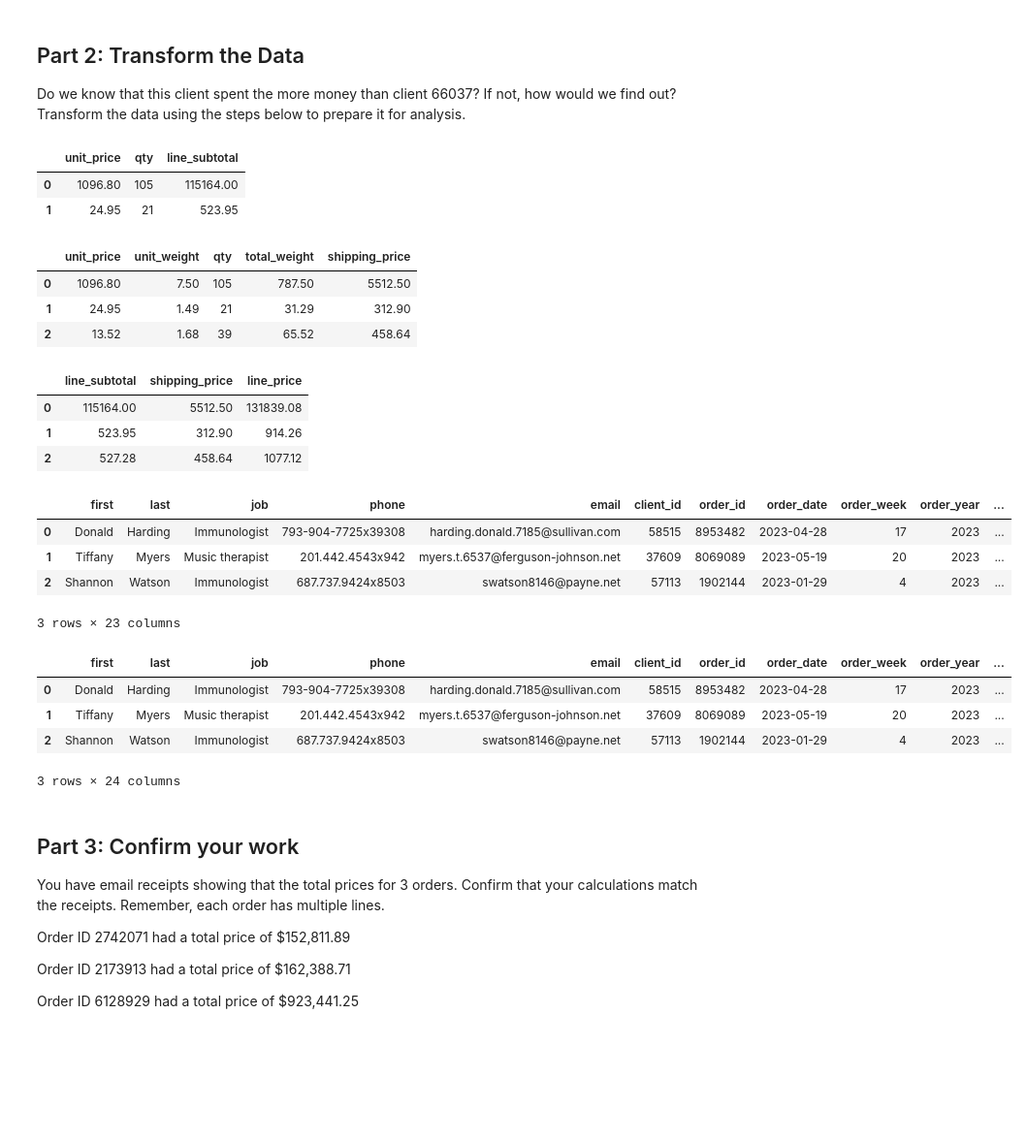
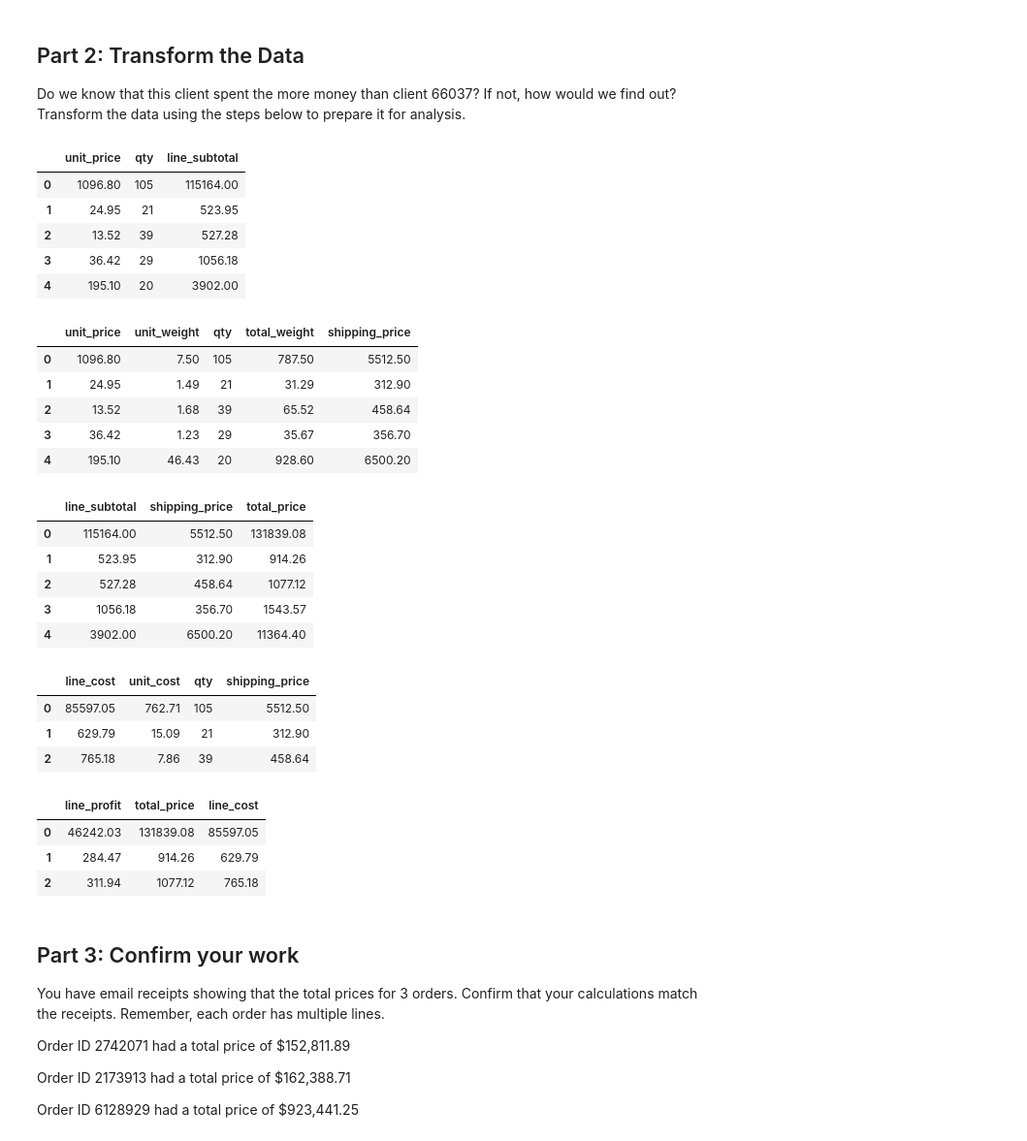
Before and after one commit to Crkanouff/pandas-challenge-1, a Jupyter notebook: module_4_challenge.ipynb, the cells around one changed output. Shown at 97% size. Cells and saved outputs as stored; diff of their text form; code cells hidden in the pictures; blank space fills up the shorter version.

```diff
--- a/module_4_challenge.ipynb
+++ b/module_4_challenge.ipynb
@@ -96,49 +117,80 @@ Do we know that this client spent the more money than client 66037? If not, how
 # Create a column that calculates the
 # subtotal for each line using the unit_price
 # and the qty
+
+df["line_subtotal"] = df["unit_price"] * df["qty"]
+df[["unit_price", "qty", "line_subtotal"]].head(5)
 # %% [output]
 |  | unit_price | qty | line_subtotal |
 | 0 | 1096.80 | 105 | 115164.00 |
 | 1 | 24.95 | 21 | 523.95 |
+| 2 | 13.52 | 39 | 527.28 |
+| 3 | 36.42 | 29 | 1056.18 |
+| 4 | 195.10 | 20 | 3902.00 |
 # %%
 # Create a column for shipping price.
 # Assume a shipping price of $7 per pound
 # for orders over 50 pounds and $10 per
 # pound for items 50 pounds or under.
+
+total_weight = df["unit_weight"] * df["qty"]
+df["total_weight"] = total_weight
+
+def calculate_shipping_price(weight):
+    if weight>50:
+        return weight * 7
+    else:
+        return weight * 10
+
+df["shipping_price"]= df["total_weight"].apply(calculate_shipping_price)
+df[["unit_price", "unit_weight", "qty", "total_weight", "shipping_price"]].head(5)
 # %% [output]
 |  | unit_price | unit_weight | qty | total_weight | shipping_price |
 | 0 | 1096.80 | 7.50 | 105 | 787.50 | 5512.50 |
 | 1 | 24.95 | 1.49 | 21 | 31.29 | 312.90 |
 | 2 | 13.52 | 1.68 | 39 | 65.52 | 458.64 |
+| 3 | 36.42 | 1.23 | 29 | 35.67 | 356.70 |
+| 4 | 195.10 | 46.43 | 20 | 928.60 | 6500.20 |
 # %%
 # Create a column for the total price
 # using the subtotal and the shipping price
 # along with a sales tax of 9.25%
+
+sales_tax_rate = 1.0925
+
+df["total_price"] = (df["line_subtotal"] + df["shipping_price"]) * sales_tax_rate
+df["total_price"] = df["total_price"].round(2)
+df[["line_subtotal", "shipping_price", "total_price"]].head(5)
 # %% [output]
-|  | line_subtotal | shipping_price | line_price |
+|  | line_subtotal | shipping_price | total_price |
 | 0 | 115164.00 | 5512.50 | 131839.08 |
 | 1 | 523.95 | 312.90 | 914.26 |
 | 2 | 527.28 | 458.64 | 1077.12 |
+| 3 | 1056.18 | 356.70 | 1543.57 |
+| 4 | 3902.00 | 6500.20 | 11364.40 |
 # %%
 # Create a column for the cost
 # of each line using unit cost, qty, and
 # shipping price (assume the shipping cost
 # is exactly what is charged to the client).
+
+df["line_cost"] = df["unit_cost"] * df["qty"] + df["shipping_price"]
+df[["line_cost", "unit_cost", "qty", "shipping_price"]].head(3)
 # %% [output]
-|  | first | last | job | phone | email | client_id | order_id | order_date | order_week | order_year | ... |
-| 0 | Donald | Harding | Immunologist | 793-904-7725x39308 | harding.donald.7185@sullivan.com | 58515 | 8953482 | 2023-04-28 | 17 | 2023 | ... |
-| 1 | Tiffany | Myers | Music therapist | 201.442.4543x942 | myers.t.6537@ferguson-johnson.net | 37609 | 8069089 | 2023-05-19 | 20 | 2023 | ... |
-| 2 | Shannon | Watson | Immunologist | 687.737.9424x8503 | swatson8146@payne.net | 57113 | 1902144 | 2023-01-29 | 4 | 2023 | ... |
+|  | line_cost | unit_cost | qty | shipping_price |
+| 0 | 85597.05 | 762.71 | 105 | 5512.50 |
+| 1 | 629.79 | 15.09 | 21 | 312.90 |
+| 2 | 765.18 | 7.86 | 39 | 458.64 |
-3 rows × 23 columns
 # %%
 # Create a column for the profit of
 # each line using line cost and line price
+df["line_profit"] = df["total_price"] - df["line_cost"]
+df[["line_profit", "total_price", "line_cost"]].head(3)
 # %% [output]
-|  | first | last | job | phone | email | client_id | order_id | order_date | order_week | order_year | ... |
-| 0 | Donald | Harding | Immunologist | 793-904-7725x39308 | harding.donald.7185@sullivan.com | 58515 | 8953482 | 2023-04-28 | 17 | 2023 | ... |
-| 1 | Tiffany | Myers | Music therapist | 201.442.4543x942 | myers.t.6537@ferguson-johnson.net | 37609 | 8069089 | 2023-05-19 | 20 | 2023 | ... |
-| 2 | Shannon | Watson | Immunologist | 687.737.9424x8503 | swatson8146@payne.net | 57113 | 1902144 | 2023-01-29 | 4 | 2023 | ... |
+|  | line_profit | total_price | line_cost |
+| 0 | 46242.03 | 131839.08 | 85597.05 |
+| 1 | 284.47 | 914.26 | 629.79 |
+| 2 | 311.94 | 1077.12 | 765.18 |
-3 rows × 24 columns
 # %% [markdown]
 ## Part 3: Confirm your work
 You have email receipts showing that the total prices for 3 orders. Confirm that your calculations match the receipts. Remember, each order has multiple lines.
```
Also changed, not shown: parts of 10 cells of this notebook.
